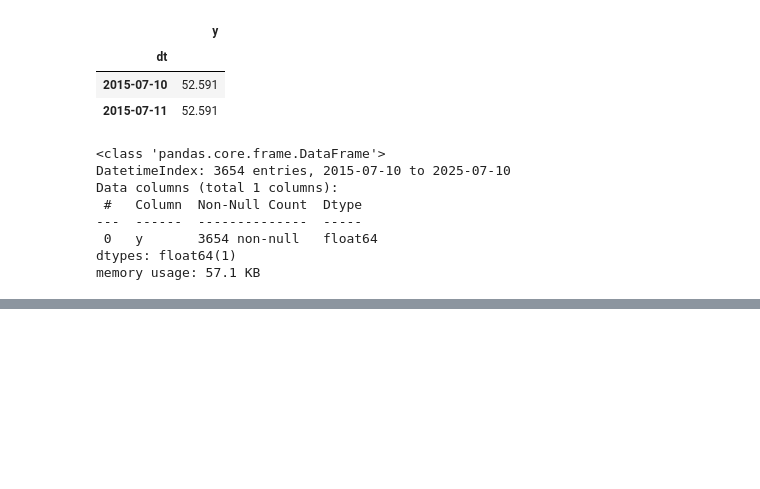
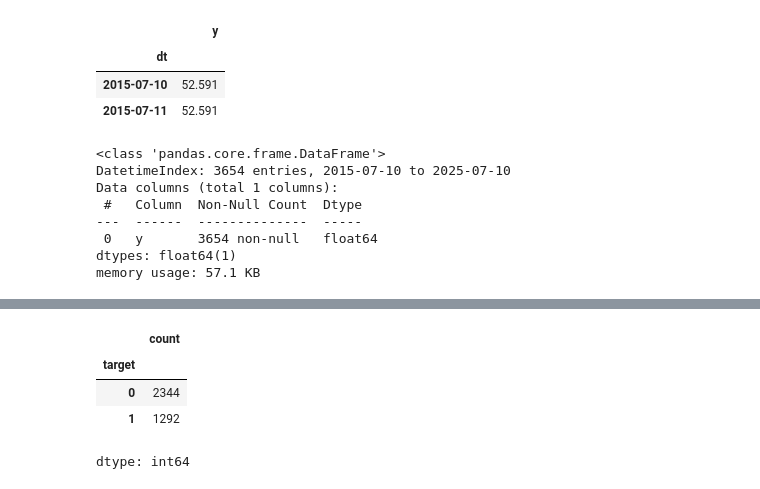
Before and after one commit to CorsiIsa/Tech_Challenge_IBOVESPA, a Jupyter notebook: Tech_IBOV_10_anos.ipynb, the cells around one changed output, grey strips where cells are left out. Drawn from its saved outputs; the diff is of its cells as text; code cells hidden in the pictures; blank space fills up the shorter version.

```diff
--- a/Tech_IBOV_10_anos.ipynb
+++ b/Tech_IBOV_10_anos.ipynb
@@ -370,21 +370,21 @@ df5 = df5.dropna()  # removendo última linha
 # Isso é feito comparando o valor de amanhã (shift(-1)) com o valor de hoje e (astype(int) convertendo o resultado de 1 ou 0 (booleano) para inteiro.
 # %%
 # 1. Criar a coluna target (1 se subir no dia seguinte, 0 caso contrário)
-df_novo['target'] = (df_novo['y'].shift(-1) > df_novo['y']).astype(int)
+df5['target'] = (df5['y'].shift(-1) > df5['y']).astype(int)
 
 # 2. Criar as features (indicadores)
-df_novo['ret_1d'] = df_novo['y'].pct_change()  # retorno diário
-df_novo['sma_5'] = df_novo['y'].rolling(5).mean()  # média móvel 5 dias
-df_novo['sma_10'] = df_novo['y'].rolling(10).mean()  # média móvel 10 dias
-df_novo['vol_5'] = df_novo['ret_1d'].rolling(5).std()  # volatilidade 5 dias
+df5['ret_1d'] = df5['y'].pct_change()  # retorno diário
+df5['sma_5'] = df5['y'].rolling(5).mean()  # média móvel 5 dias
+df5['sma_10'] = df5['y'].rolling(10).mean()  # média móvel 10 dias
+df5['vol_5'] = df5['ret_1d'].rolling(5).std()  # volatilidade 5 dias
 
 # 3. Remover linhas com NaN (causadas por rolling)
-df_novo.dropna(inplace=True)
+df5.dropna(inplace=True)
 
 # 4. Dividir treino e teste
 test_size = 1072
-train = df_novo[:-test_size]
-test = df_novo[-test_size:]
+train = df5[:-test_size]
+test = df5[-test_size:]
 
 # 5. Separar X e y
 X_train = train[['ret_1d', 'sma_5', 'sma_10', 'vol_5']]
@@ -393,5 +393,5 @@ y_train = train['target']
 X_test = test[['ret_1d', 'sma_5', 'sma_10', 'vol_5']]
 y_test = test['target']
 
-print("Colunas disponíveis:", df_novo.columns)
+print("Colunas disponíveis:", df5.columns)
 print("Tamanho treino:", len(train), "Tamanho teste:", len(test))
@@ -411,5 +426,11 @@ print("\nRelatório:\n", classification_report(y_test, y_pred))
 # %%
-df_novo['target'].value_counts()
+df5['target'].value_counts()
 # 0: queda ou estável
 # 1:subida
+# %% [output]
+|  | count |
+| target |  |
+| 0 | 2344 |
+| 1 | 1292 |
+dtype: int64
 # %%
```
Also changed, not shown: parts of 4 cells of this notebook.
